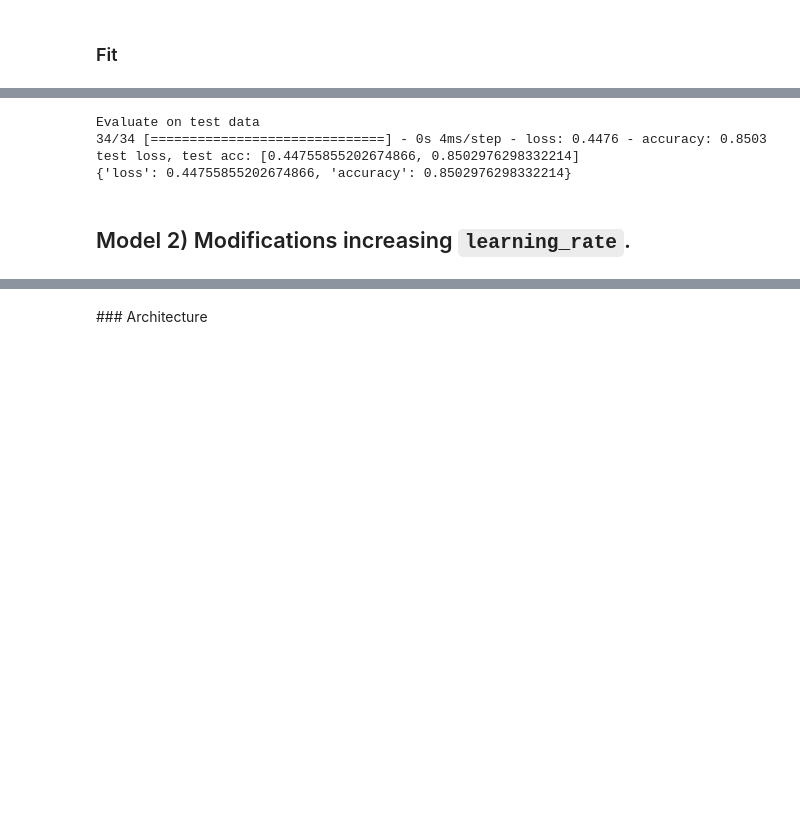
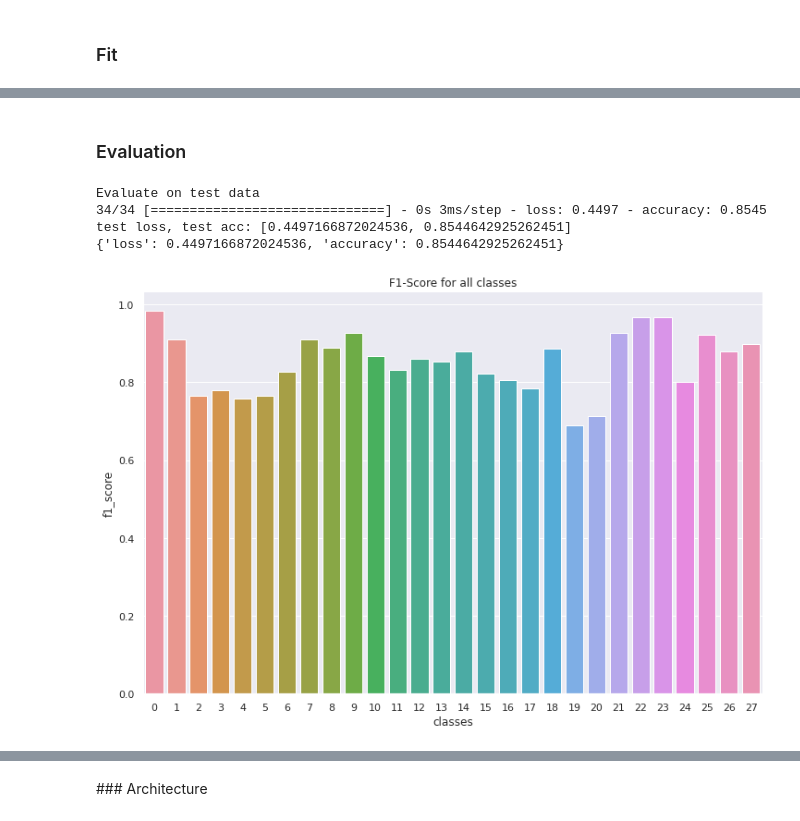
Before and after one commit to bernardo-cruz/DLV03_Project, a Jupyter notebook: arabic_mnist.ipynb, the cells around one changed output, grey strips where cells are left out. Cells and saved outputs as stored; diff of their text form; code cells hidden in the pictures; blank space fills up the shorter version.

```diff
--- a/arabic_mnist.ipynb
+++ b/arabic_mnist.ipynb
@@ -597,12 +674,52 @@ Epoch 150/150
-# %%
-print("Evaluate on test data")
-result = model_2.evaluate(test_data, test_label, batch_size = batch_size)
-print("test loss, test acc:", result)
-print(dict(zip(model_2.metrics_names, result)))
-# %% [output]
-Evaluate on test data
-34/34 [==============================] - 0s 4ms/step - loss: 0.4476 - accuracy: 0.8503
-test loss, test acc: [0.44755855202674866, 0.8502976298332214]
-{'loss': 0.44755855202674866, 'accuracy': 0.8502976298332214}
-# %% [markdown]
-## Model 2) Modifications increasing `learning_rate`.
+# %% [markdown]
+### Evaluation
+# %%
+print("Evaluate on test data")
+result = model_2.evaluate(test_data, test_label, batch_size = batch_size)
+print("test loss, test acc:", result)
+print(dict(zip(model_2.metrics_names, result)))
+
+# Create predictions
+y_pred = np.around(model_2.predict(test_data))
+# Round test_data
+#y_test = np.argmax(test_data, axis=1)
+
+# Create report
+metrics = classification_report(
+      test_label,
+      y_pred,
+      zero_division = True,
+      #labels = test_label,
+      output_dict = True
+)
+
+# Convert metrics to a df
+df_metrics = (pd.DataFrame(
+    metrics,
+    columns = list(metrics.keys())
+    )
+    .T
+    .drop(['samples avg','weighted avg','macro avg','micro avg'])
+    .reset_index()
+    .rename(columns={'index':'classes','f1-score':'f1_score'})
+    .drop(columns=['support'])
+
+)
+
+# Barplot of f1 score
+plt.figure(figsize=(12, 8))
+sns.barplot(
+    x = df_metrics.classes,
+    y = df_metrics.f1_score,
+    data = df_metrics,
+    #hue="model"
+)
+
+plt.title('F1-Score for all classes')
+plt.show()
+# %% [output]
+Evaluate on test data
+34/34 [==============================] - 0s 3ms/step - loss: 0.4497 - accuracy: 0.8545
+test loss, test acc: [0.4497166872024536, 0.8544642925262451]
+{'loss': 0.4497166872024536, 'accuracy': 0.8544642925262451}
+[figure, added]
```
Also changed, not shown: parts of 22 cells of this notebook.
